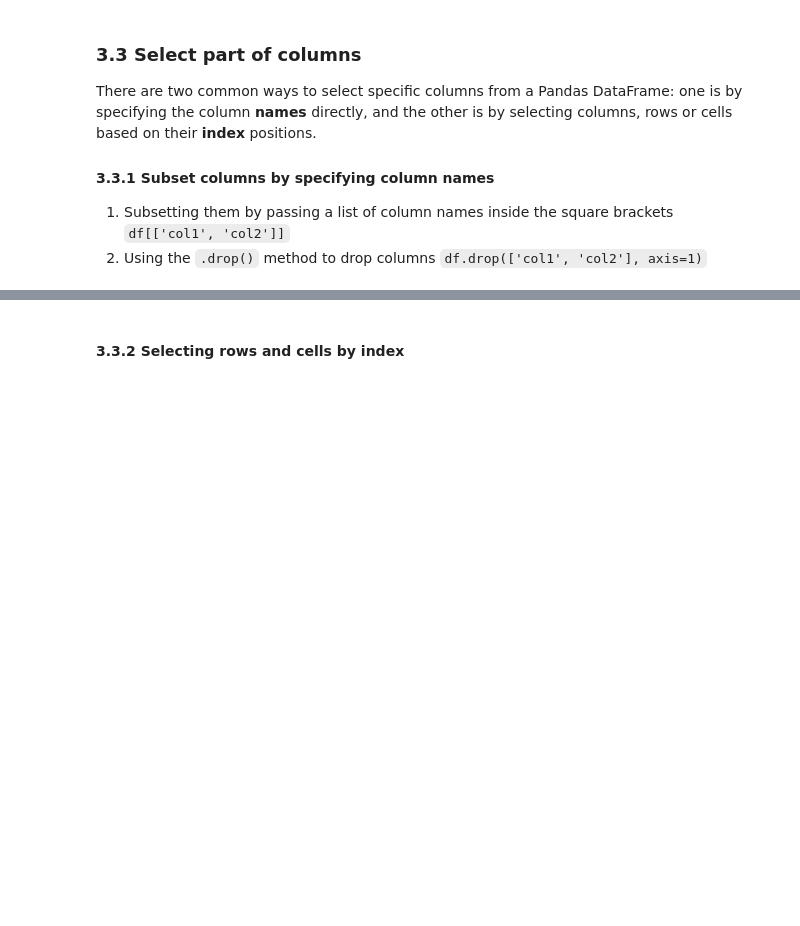
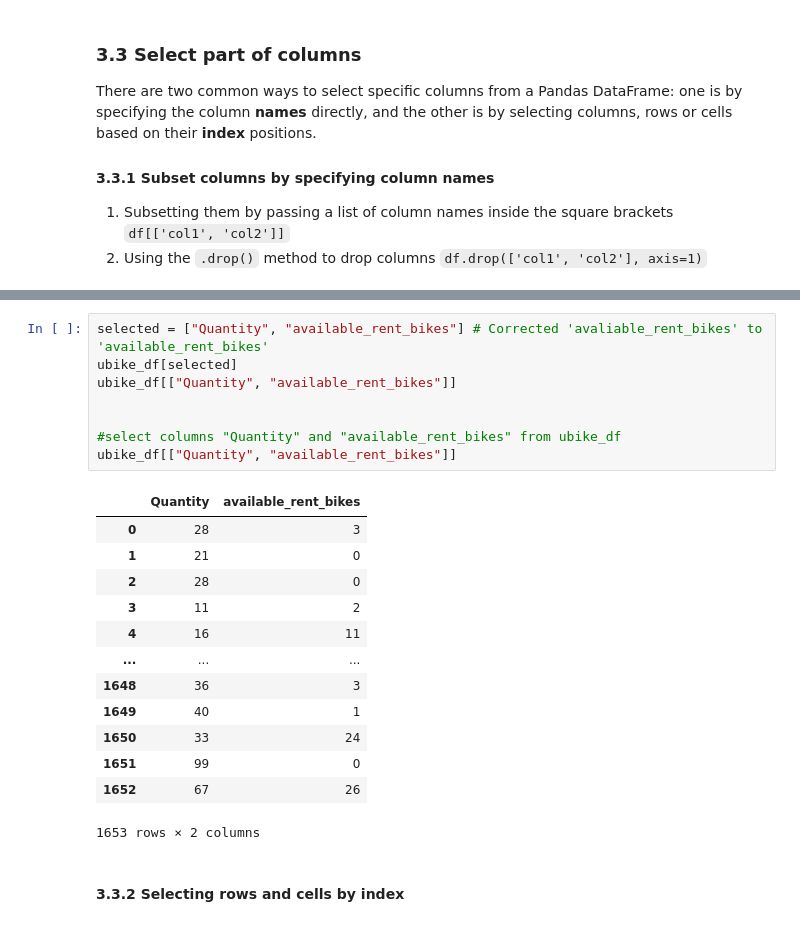
Before and after one commit to winniehsu0412/Programming-for-Social-Science, a Jupyter notebook: _sources/PSS/P06_pandas.ipynb, the cells around one changed output, grey strips where cells are left out. Saved outputs shown, nothing was run; the diff lists cells and outputs as text; blank space fills up the shorter version.

```diff
--- a/_sources/PSS/P06_pandas.ipynb
+++ b/_sources/PSS/P06_pandas.ipynb
@@ -244,3 +245,25 @@ ubike_df.drop(['ar', 'aren', 'snaen', 'latitude', 'longitude'], axis=1).head()
+# %%
+selected = ["Quantity", "available_rent_bikes"] # Corrected 'avaliable_rent_bikes' to 'available_rent_bikes'
+ubike_df[selected]
+ubike_df[["Quantity", "available_rent_bikes"]]
+
+
+#select columns "Quantity" and "available_rent_bikes" from ubike_df
+ubike_df[["Quantity", "available_rent_bikes"]]
+# %% [output]
+|  | Quantity | available_rent_bikes |
+| 0 | 28 | 3 |
+| 1 | 21 | 0 |
+| 2 | 28 | 0 |
+| 3 | 11 | 2 |
+| 4 | 16 | 11 |
+| ... | ... | ... |
+| 1648 | 36 | 3 |
+| 1649 | 40 | 1 |
+| 1650 | 33 | 24 |
+| 1651 | 99 | 0 |
+| 1652 | 67 | 26 |
+1653 rows × 2 columns
 # %% [markdown]
 #### 3.3.2 Selecting rows and cells by index
 # %%
```
Also changed, not shown: parts of 16 cells of this notebook.
